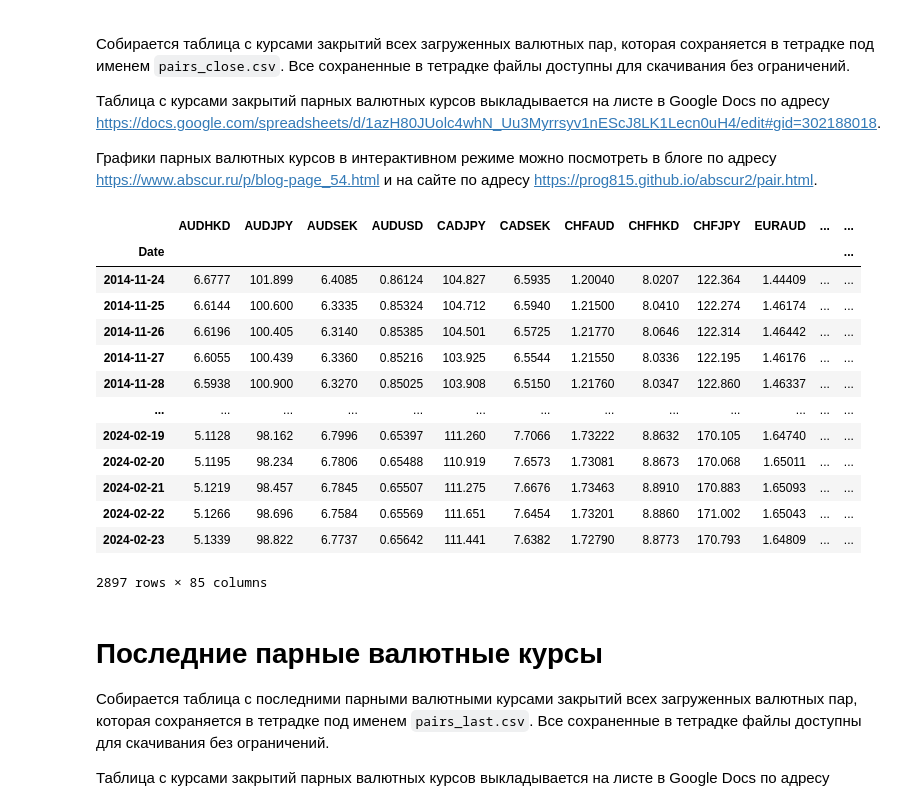
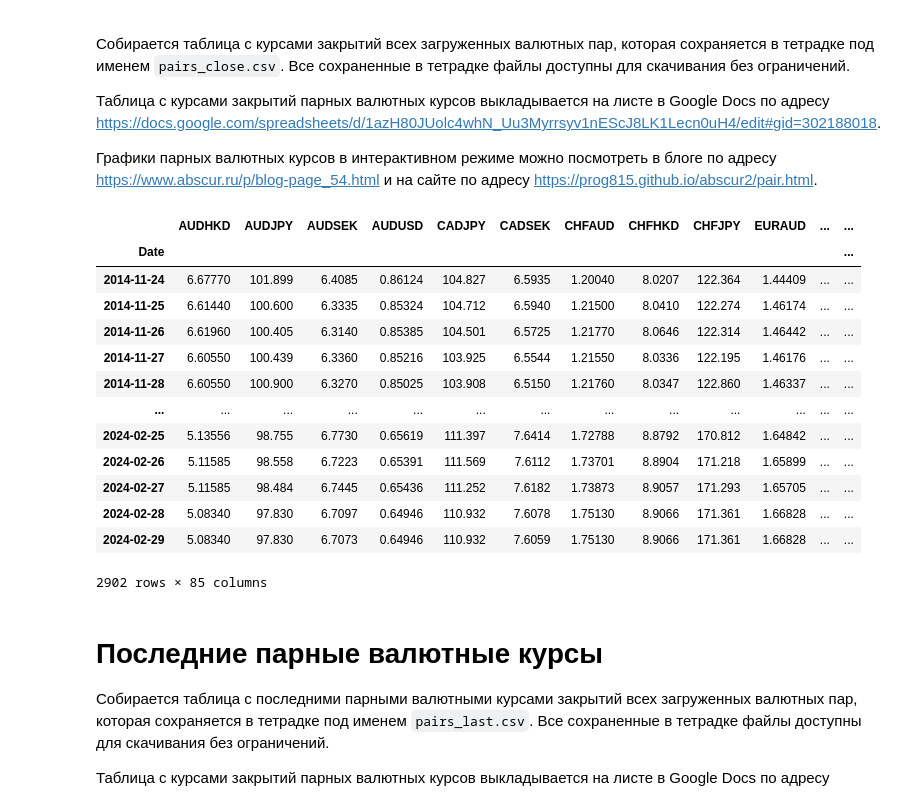
Before and after one commit to prog815/abscur, a Jupyter notebook: abscur2.ipynb, the cells around one changed output. Cells and saved outputs as stored; diff of their text form; code cells hidden in the pictures.

```diff
--- a/abscur2.ipynb
+++ b/abscur2.ipynb
@@ -261,48 +278,48 @@ for pair in pairs[:]:
     df = get_close_fn(fn)
     hist.append(df.Close)
 
     df.loc[:,'Close'] = hist.getSeries()[df.index]
 
     df.rename(columns={'Close': pair}, inplace=True)
 
 #     print(df.iloc[-1,:])
 
     max_start_date = max(max_start_date, pd.to_datetime(df.index.min()).date())
 
     pairs_close = pairs_close.join(df[[pair]], how='outer')
 
 
 pairs_close = pairs_close[pd.to_datetime(pairs_close.index).date >= max_start_date]
-df.sort_index(inplace=True)
-pairs_close.fillna(method='ffill',inplace=True)
-pairs_close.fillna(method='bfill',inplace=True)
+pairs_close.sort_index(inplace=True)
+pairs_close.ffill(inplace=True)
+pairs_close.bfill(inplace=True)
 
 # ограничиваемся вчерашним днем
 yesterday = (datetime.today() - timedelta(days=1)).date() if datetime.today().time() < dt_time(12,0,0) else datetime.today().date()
 pairs_close = pairs_close[pd.to_datetime(pairs_close.index) <= pd.to_datetime(yesterday)]
 
 # сохранем на диск
 pairs_close.to_csv("pairs_close.csv")
 
 # передаем в книгу на Google Drive
 post_df_to_ssh("Парные валютные курсы",pairs_close)
 
 pairs_close
 # %% [output]
 |  | AUDHKD | AUDJPY | AUDSEK | AUDUSD | CADJPY | CADSEK | CHFAUD | CHFHKD | CHFJPY | EURAUD | ... | ... |
 | Date |  |  |  |  |  |  |  |  |  |  |  | ... |
-| 2014-11-24 | 6.6777 | 101.899 | 6.4085 | 0.86124 | 104.827 | 6.5935 | 1.20040 | 8.0207 | 122.364 | 1.44409 | ... | ... |
-| 2014-11-25 | 6.6144 | 100.600 | 6.3335 | 0.85324 | 104.712 | 6.5940 | 1.21500 | 8.0410 | 122.274 | 1.46174 | ... | ... |
-| 2014-11-26 | 6.6196 | 100.405 | 6.3140 | 0.85385 | 104.501 | 6.5725 | 1.21770 | 8.0646 | 122.314 | 1.46442 | ... | ... |
-| 2014-11-27 | 6.6055 | 100.439 | 6.3360 | 0.85216 | 103.925 | 6.5544 | 1.21550 | 8.0336 | 122.195 | 1.46176 | ... | ... |
-| 2014-11-28 | 6.5938 | 100.900 | 6.3270 | 0.85025 | 103.908 | 6.5150 | 1.21760 | 8.0347 | 122.860 | 1.46337 | ... | ... |
+| 2014-11-24 | 6.67770 | 101.899 | 6.4085 | 0.86124 | 104.827 | 6.5935 | 1.20040 | 8.0207 | 122.364 | 1.44409 | ... | ... |
+| 2014-11-25 | 6.61440 | 100.600 | 6.3335 | 0.85324 | 104.712 | 6.5940 | 1.21500 | 8.0410 | 122.274 | 1.46174 | ... | ... |
+| 2014-11-26 | 6.61960 | 100.405 | 6.3140 | 0.85385 | 104.501 | 6.5725 | 1.21770 | 8.0646 | 122.314 | 1.46442 | ... | ... |
+| 2014-11-27 | 6.60550 | 100.439 | 6.3360 | 0.85216 | 103.925 | 6.5544 | 1.21550 | 8.0336 | 122.195 | 1.46176 | ... | ... |
+| 2014-11-28 | 6.60550 | 100.900 | 6.3270 | 0.85025 | 103.908 | 6.5150 | 1.21760 | 8.0347 | 122.860 | 1.46337 | ... | ... |
 | ... | ... | ... | ... | ... | ... | ... | ... | ... | ... | ... | ... | ... |
-| 2024-02-19 | 5.1128 | 98.162 | 6.7996 | 0.65397 | 111.260 | 7.7066 | 1.73222 | 8.8632 | 170.105 | 1.64740 | ... | ... |
-| 2024-02-20 | 5.1195 | 98.234 | 6.7806 | 0.65488 | 110.919 | 7.6573 | 1.73081 | 8.8673 | 170.068 | 1.65011 | ... | ... |
-| 2024-02-21 | 5.1219 | 98.457 | 6.7845 | 0.65507 | 111.275 | 7.6676 | 1.73463 | 8.8910 | 170.883 | 1.65093 | ... | ... |
-| 2024-02-22 | 5.1266 | 98.696 | 6.7584 | 0.65569 | 111.651 | 7.6454 | 1.73201 | 8.8860 | 171.002 | 1.65043 | ... | ... |
-| 2024-02-23 | 5.1339 | 98.822 | 6.7737 | 0.65642 | 111.441 | 7.6382 | 1.72790 | 8.8773 | 170.793 | 1.64809 | ... | ... |
+| 2024-02-25 | 5.13556 | 98.755 | 6.7730 | 0.65619 | 111.397 | 7.6414 | 1.72788 | 8.8792 | 170.812 | 1.64842 | ... | ... |
+| 2024-02-26 | 5.11585 | 98.558 | 6.7223 | 0.65391 | 111.569 | 7.6112 | 1.73701 | 8.8904 | 171.218 | 1.65899 | ... | ... |
+| 2024-02-27 | 5.11585 | 98.484 | 6.7445 | 0.65436 | 111.252 | 7.6182 | 1.73873 | 8.9057 | 171.293 | 1.65705 | ... | ... |
+| 2024-02-28 | 5.08340 | 97.830 | 6.7097 | 0.64946 | 110.932 | 7.6078 | 1.75130 | 8.9066 | 171.361 | 1.66828 | ... | ... |
+| 2024-02-29 | 5.08340 | 97.830 | 6.7073 | 0.64946 | 110.932 | 7.6059 | 1.75130 | 8.9066 | 171.361 | 1.66828 | ... | ... |
-2897 rows × 85 columns
+2902 rows × 85 columns
 # %% [markdown]
 # Последние парные валютные курсы
 
```
Also changed, not shown: parts of 13 cells of this notebook.
